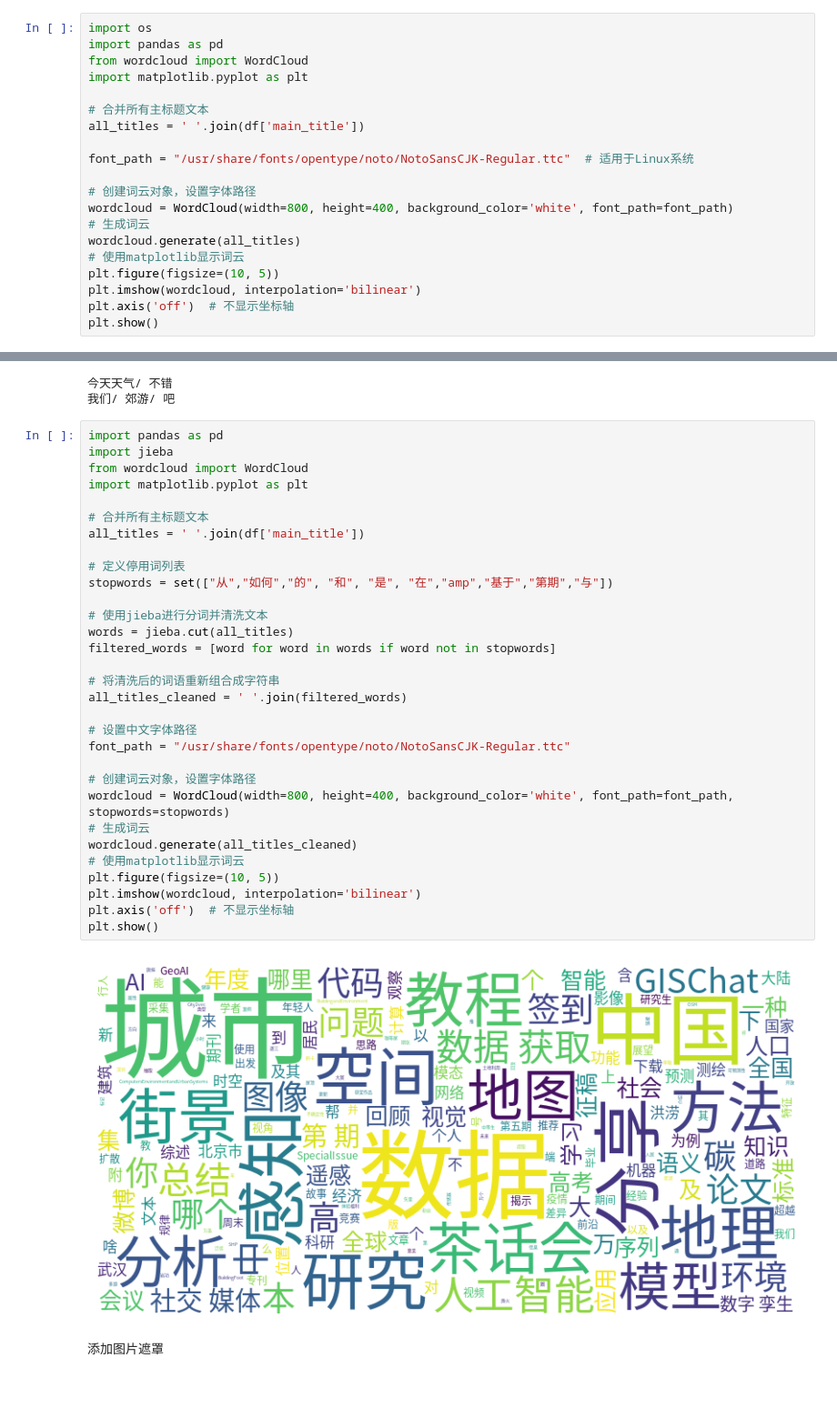
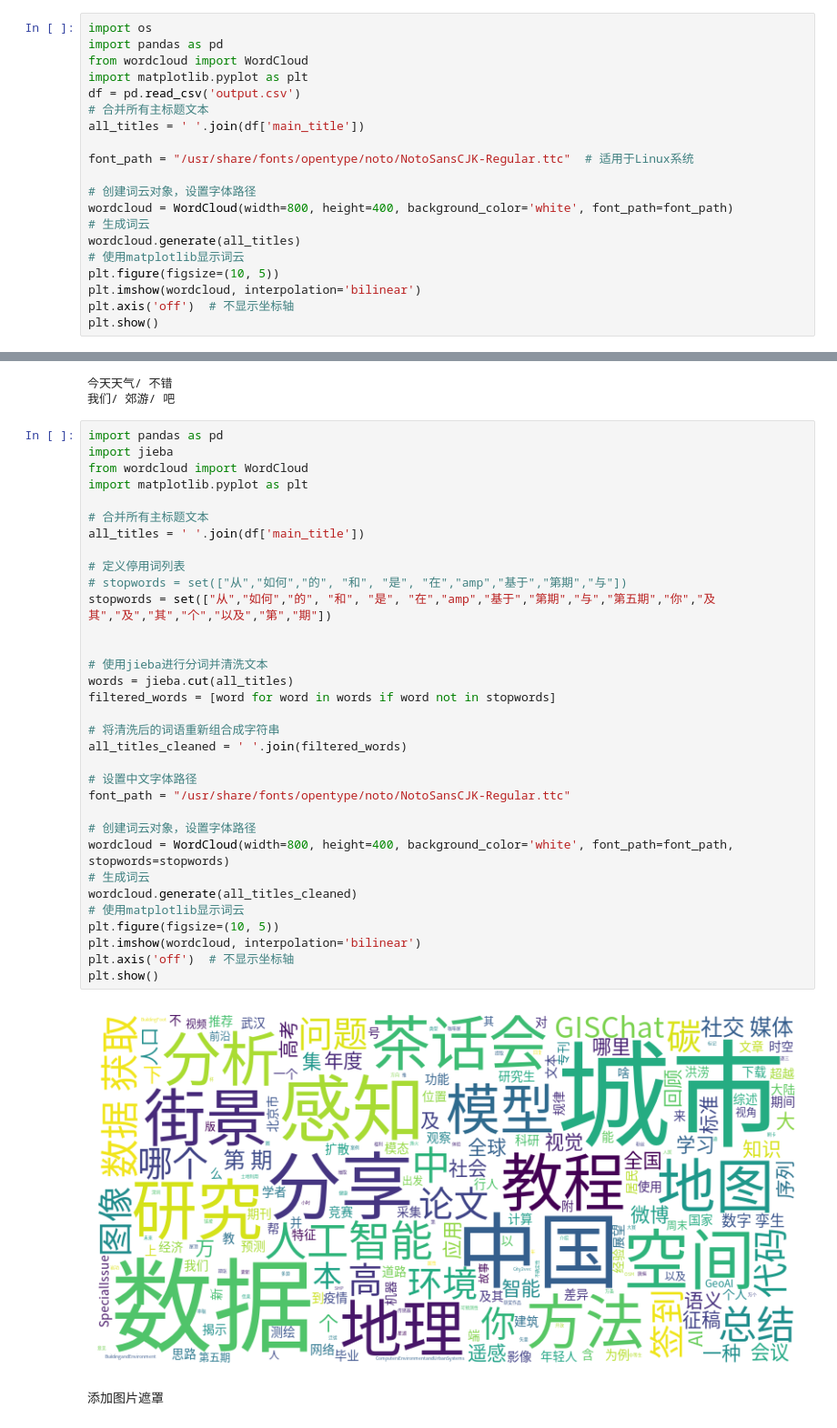
Before and after one commit to GISChat/worldCloudAnalysis, a Jupyter notebook: process_1.ipynb, the cells around one changed output, grey strips where cells are left out. Shown at 91% size. Drawn from its saved outputs; the diff is of its cells as text; blank space fills up the shorter version.

Commit message:
add stopwords

```diff
--- a/process_1.ipynb
+++ b/process_1.ipynb
@@ -61,7 +63,7 @@ import os
 import pandas as pd
 from wordcloud import WordCloud
 import matplotlib.pyplot as plt
-
+df = pd.read_csv('output.csv')
 # 合并所有主标题文本
 all_titles = ' '.join(df['main_title'])
 
@@ -173,35 +175,37 @@ for cleaned_text in cleaned_texts:
 import pandas as pd
 import jieba
 from wordcloud import WordCloud
 import matplotlib.pyplot as plt
 
 # 合并所有主标题文本
 all_titles = ' '.join(df['main_title'])
 
 # 定义停用词列表
-stopwords = set(["从","如何","的", "和", "是", "在","amp","基于","第期","与"])
+# stopwords = set(["从","如何","的", "和", "是", "在","amp","基于","第期","与"])
+stopwords = set(["从","如何","的", "和", "是", "在","amp","基于","第期","与","第五期","你","及其","及","其","个","以及","第","期"])
+
 
 # 使用jieba进行分词并清洗文本
 words = jieba.cut(all_titles)
 filtered_words = [word for word in words if word not in stopwords]
 
 # 将清洗后的词语重新组合成字符串
 all_titles_cleaned = ' '.join(filtered_words)
 
 # 设置中文字体路径
 font_path = "/usr/share/fonts/opentype/noto/NotoSansCJK-Regular.ttc"
 
 # 创建词云对象，设置字体路径
 wordcloud = WordCloud(width=800, height=400, background_color='white', font_path=font_path, stopwords=stopwords)
 # 生成词云
 wordcloud.generate(all_titles_cleaned)
 # 使用matplotlib显示词云
 plt.figure(figsize=(10, 5))
 plt.imshow(wordcloud, interpolation='bilinear')
 plt.axis('off')  # 不显示坐标轴
 plt.show()
 # %% [output]
-[figure, old version]
+[figure, new version]
 # %% [markdown]
 添加图片遮罩
 # %%
```
Also changed, not shown: parts of 5 cells of this notebook, 2 other files.
